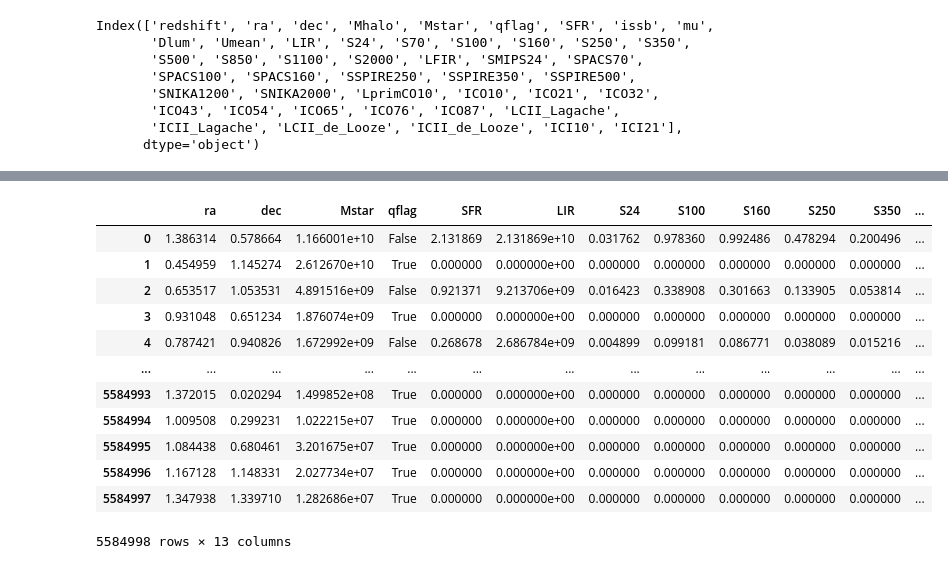
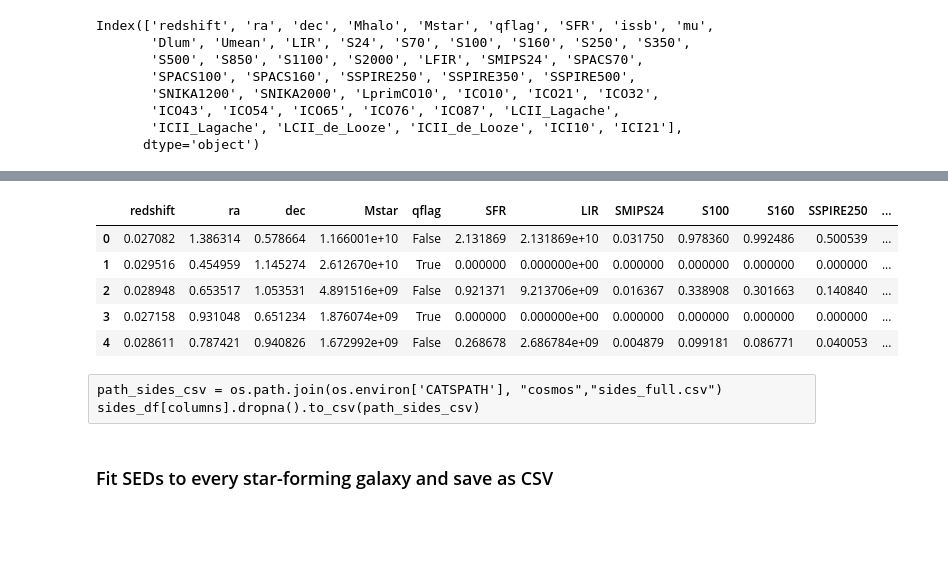
Before and after one commit to marcoviero/simstack3, a Jupyter notebook: viero2022/notebooks/Appendix/sides_simulation/S0_Generate_Simulated_Herschel_Maps_and_Catlog.ipynb, the cells around one changed output, grey strips where cells are left out. Cells and saved outputs as stored; diff of their text form; code cells hidden in the pictures; blank space fills up the shorter version.

```diff
--- a/viero2022/notebooks/Appendix/sides_simulation/S0_Generate_Simulated_Herschel_Maps_and_Catlog.ipynb
+++ b/viero2022/notebooks/Appendix/sides_simulation/S0_Generate_Simulated_Herschel_Maps_and_Catlog.ipynb
@@ -77,16 +99,10 @@ sfg_df.head()
 # %%
-sides_df[['ra','dec','Mstar','qflag','SFR','LIR','S24','S100','S160','S250','S350','S500','S850']]
+columns = ['redshift','ra','dec','Mstar','qflag','SFR','LIR','SMIPS24','S100','S160','SSPIRE250','SSPIRE350','SSPIRE500','S850']
+sides_df[columns].head()
 # %% [output]
-|  | ra | dec | Mstar | qflag | SFR | LIR | S24 | S100 | S160 | S250 | S350 | ... |
-| 0 | 1.386314 | 0.578664 | 1.166001e+10 | False | 2.131869 | 2.131869e+10 | 0.031762 | 0.978360 | 0.992486 | 0.478294 | 0.200496 | ... |
-| 1 | 0.454959 | 1.145274 | 2.612670e+10 | True | 0.000000 | 0.000000e+00 | 0.000000 | 0.000000 | 0.000000 | 0.000000 | 0.000000 | ... |
-| 2 | 0.653517 | 1.053531 | 4.891516e+09 | False | 0.921371 | 9.213706e+09 | 0.016423 | 0.338908 | 0.301663 | 0.133905 | 0.053814 | ... |
-| 3 | 0.931048 | 0.651234 | 1.876074e+09 | True | 0.000000 | 0.000000e+00 | 0.000000 | 0.000000 | 0.000000 | 0.000000 | 0.000000 | ... |
-| 4 | 0.787421 | 0.940826 | 1.672992e+09 | False | 0.268678 | 2.686784e+09 | 0.004899 | 0.099181 | 0.086771 | 0.038089 | 0.015216 | ... |
-| ... | ... | ... | ... | ... | ... | ... | ... | ... | ... | ... | ... | ... |
-| 5584993 | 1.372015 | 0.020294 | 1.499852e+08 | True | 0.000000 | 0.000000e+00 | 0.000000 | 0.000000 | 0.000000 | 0.000000 | 0.000000 | ... |
-| 5584994 | 1.009508 | 0.299231 | 1.022215e+07 | True | 0.000000 | 0.000000e+00 | 0.000000 | 0.000000 | 0.000000 | 0.000000 | 0.000000 | ... |
-| 5584995 | 1.084438 | 0.680461 | 3.201675e+07 | True | 0.000000 | 0.000000e+00 | 0.000000 | 0.000000 | 0.000000 | 0.000000 | 0.000000 | ... |
-| 5584996 | 1.167128 | 1.148331 | 2.027734e+07 | True | 0.000000 | 0.000000e+00 | 0.000000 | 0.000000 | 0.000000 | 0.000000 | 0.000000 | ... |
-| 5584997 | 1.347938 | 1.339710 | 1.282686e+07 | True | 0.000000 | 0.000000e+00 | 0.000000 | 0.000000 | 0.000000 | 0.000000 | 0.000000 | ... |
+|  | redshift | ra | dec | Mstar | qflag | SFR | LIR | SMIPS24 | S100 | S160 | SSPIRE250 | ... |
+| 0 | 0.027082 | 1.386314 | 0.578664 | 1.166001e+10 | False | 2.131869 | 2.131869e+10 | 0.031750 | 0.978360 | 0.992486 | 0.500539 | ... |
+| 1 | 0.029516 | 0.454959 | 1.145274 | 2.612670e+10 | True | 0.000000 | 0.000000e+00 | 0.000000 | 0.000000 | 0.000000 | 0.000000 | ... |
+| 2 | 0.028948 | 0.653517 | 1.053531 | 4.891516e+09 | False | 0.921371 | 9.213706e+09 | 0.016367 | 0.338908 | 0.301663 | 0.140840 | ... |
+| 3 | 0.027158 | 0.931048 | 0.651234 | 1.876074e+09 | True | 0.000000 | 0.000000e+00 | 0.000000 | 0.000000 | 0.000000 | 0.000000 | ... |
+| 4 | 0.028611 | 0.787421 | 0.940826 | 1.672992e+09 | False | 0.268678 | 2.686784e+09 | 0.004879 | 0.099181 | 0.086771 | 0.040053 | ... |
-5584998 rows × 13 columns
@@ -95,0 +109,5 @@ sides_df[['redshift','ra','dec','Mstar','qflag','SFR','LIR','SMIPS24','S100','S1
+# %% [raw]
+path_sides_csv = os.path.join(os.environ['CATSPATH'], "cosmos","sides_full.csv")
+sides_df[columns].dropna().to_csv(path_sides_csv)
+# %% [markdown]
+### Fit SEDs to every star-forming galaxy and save as CSV
```
Also changed, not shown: parts of 25 cells of this notebook, 5 other files.
